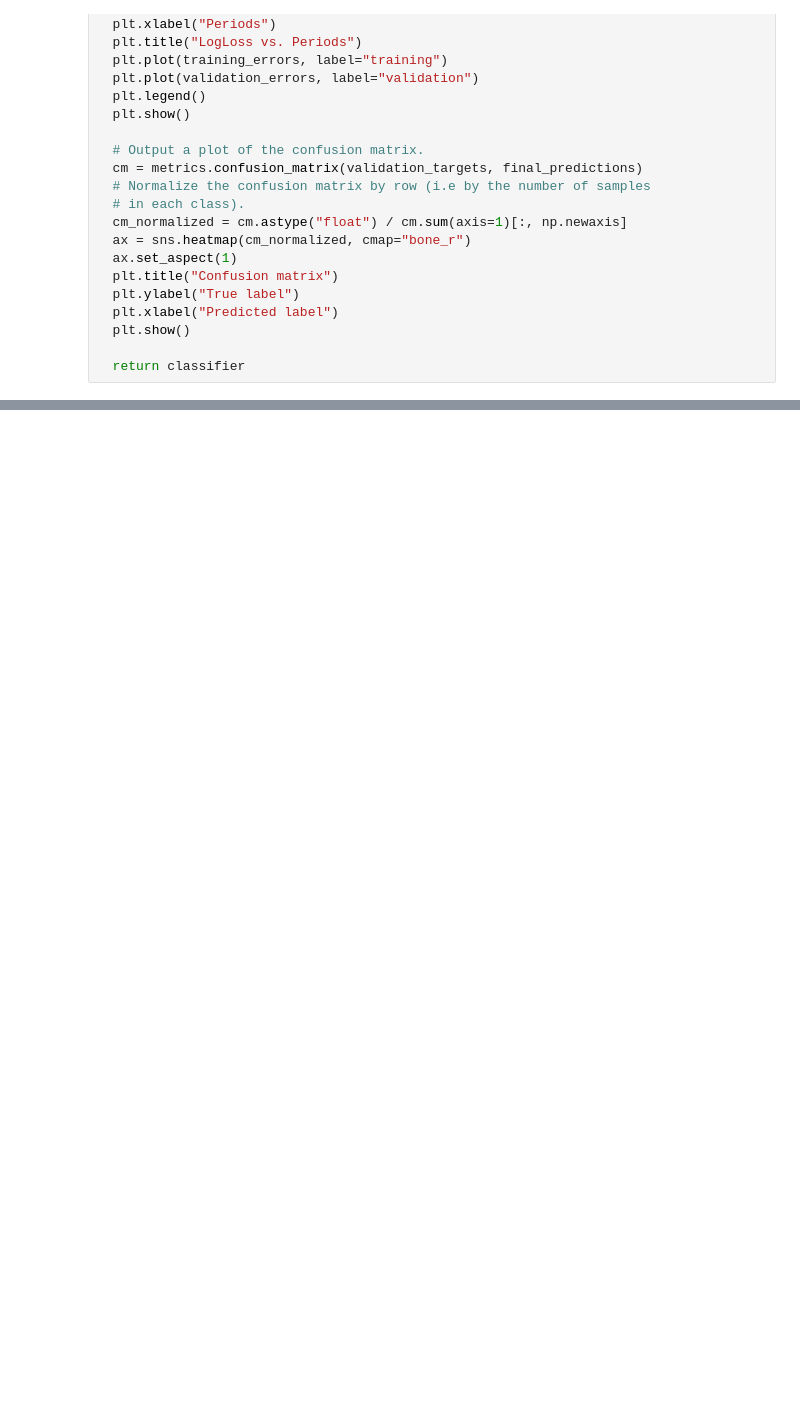
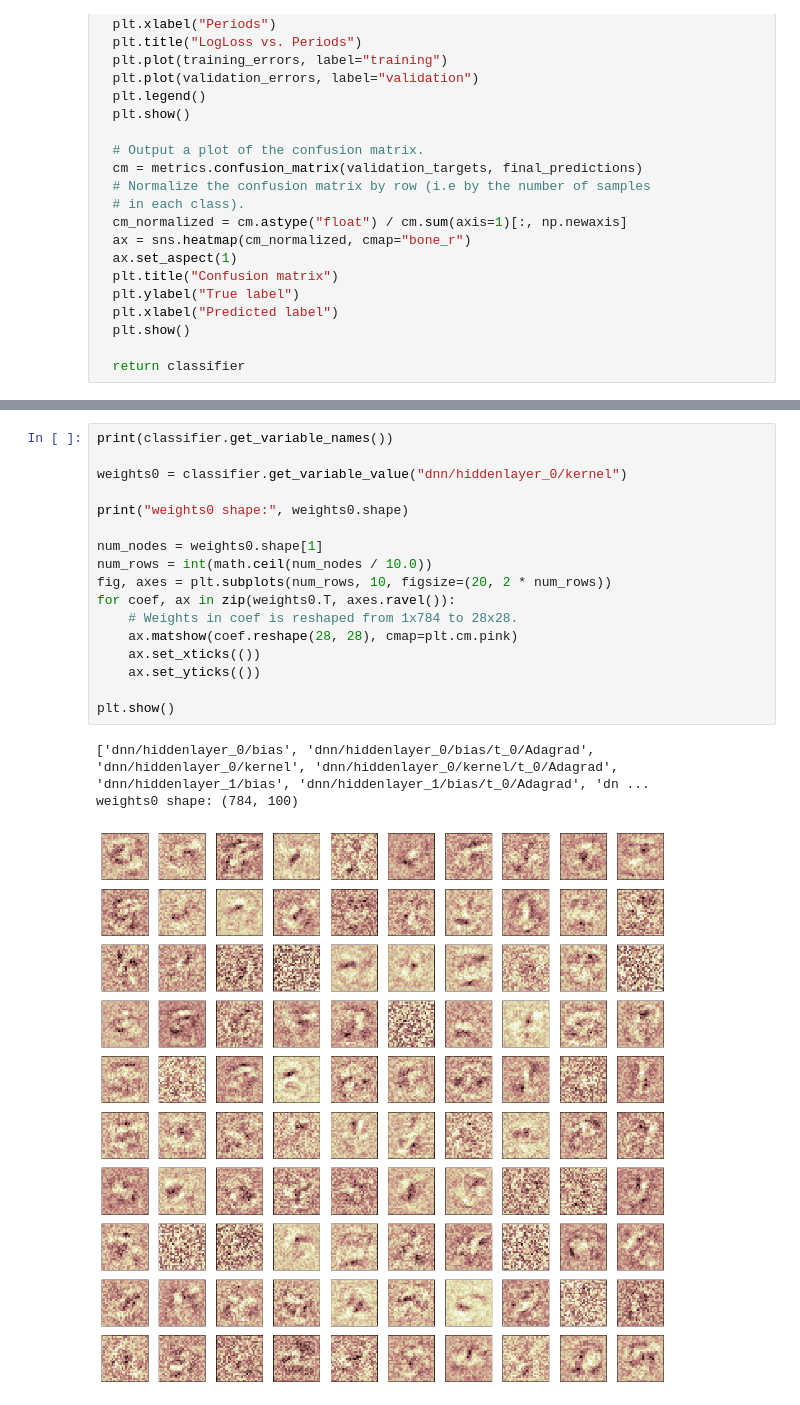
Before and after one commit to 450586509/practical-ml, a Jupyter notebook: 01_machine_learning_introdcution.ipynb, the cells around one changed output, grey strips where cells are left out. Drawn from its saved outputs; the diff is of its cells as text; blank space fills up the shorter version.

```diff
--- a/01_machine_learning_introdcution.ipynb
+++ b/01_machine_learning_introdcution.ipynb
@@ -415,0 +607,21 @@ haha
+# %%
+print(classifier.get_variable_names())
+
+weights0 = classifier.get_variable_value("dnn/hiddenlayer_0/kernel")
+
+print("weights0 shape:", weights0.shape)
+
+num_nodes = weights0.shape[1]
+num_rows = int(math.ceil(num_nodes / 10.0))
+fig, axes = plt.subplots(num_rows, 10, figsize=(20, 2 * num_rows))
+for coef, ax in zip(weights0.T, axes.ravel()):
+    # Weights in coef is reshaped from 1x784 to 28x28.
+    ax.matshow(coef.reshape(28, 28), cmap=plt.cm.pink)
+    ax.set_xticks(())
+    ax.set_yticks(())
+
+plt.show()
+# %% [output]
+['dnn/hiddenlayer_0/bias', 'dnn/hiddenlayer_0/bias/t_0/Adagrad', 'dnn/hiddenlayer_0/kernel', 'dnn/hiddenlayer_0/kernel/t_0/Adagrad', 'dnn/hiddenlayer_1/bias', 'dnn/hiddenlayer_1/bias/t_0/Adagrad', 'dn ...
+weights0 shape: (784, 100)
+[figure, added]
```
Also changed, not shown: parts of 11 cells of this notebook.
